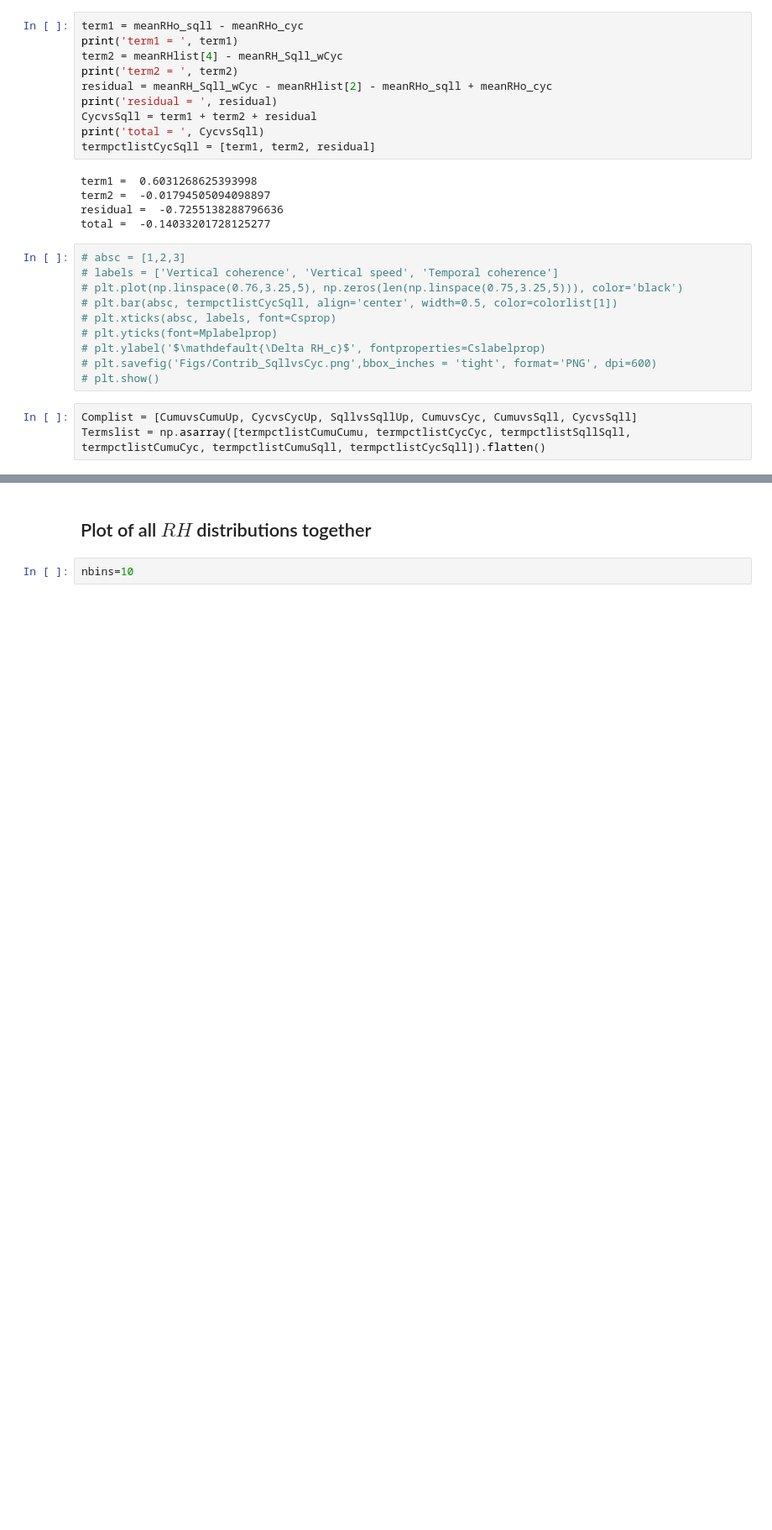
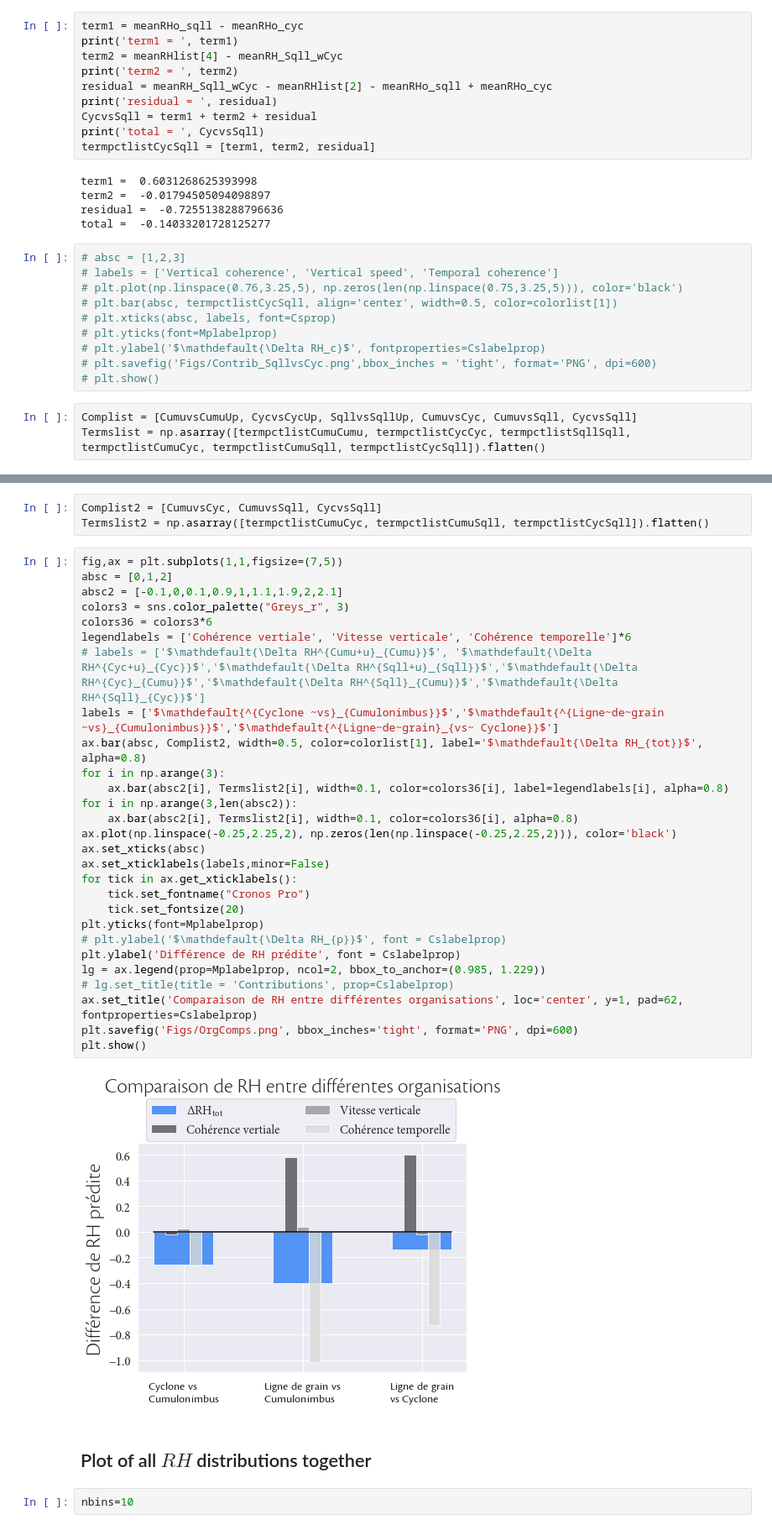
Before and after one commit to FelixLangot/LMD_Internship, a Jupyter notebook: Stats.ipynb, the cells around one changed output, grey strips where cells are left out. Shown at 84% size. Drawn from its saved outputs; the diff is of its cells as text; blank space fills up the shorter version.

```diff
--- a/Stats.ipynb
+++ b/Stats.ipynb
@@ -505,3 +512,36 @@ plt.show()
+# %%
+Complist2 = [CumuvsCyc, CumuvsSqll, CycvsSqll]
+Termslist2 = np.asarray([termpctlistCumuCyc, termpctlistCumuSqll, termpctlistCycSqll]).flatten()
+# %%
+fig,ax = plt.subplots(1,1,figsize=(7,5))
+absc = [0,1,2]
+absc2 = [-0.1,0,0.1,0.9,1,1.1,1.9,2,2.1]
+colors3 = sns.color_palette("Greys_r", 3)
+colors36 = colors3*6
+legendlabels = ['Cohérence vertiale', 'Vitesse verticale', 'Cohérence temporelle']*6
+# labels = ['$\mathdefault{\Delta RH^{Cumu+u}_{Cumu}}$', '$\mathdefault{\Delta RH^{Cyc+u}_{Cyc}}$','$\mathdefault{\Delta RH^{Sqll+u}_{Sqll}}$','$\mathdefault{\Delta RH^{Cyc}_{Cumu}}$','$\mathdefault{\Delta RH^{Sqll}_{Cumu}}$','$\mathdefault{\Delta RH^{Sqll}_{Cyc}}$']
+labels = ['$\mathdefault{^{Cyclone ~vs}_{Cumulonimbus}}$','$\mathdefault{^{Ligne~de~grain ~vs}_{Cumulonimbus}}$','$\mathdefault{^{Ligne~de~grain}_{vs~ Cyclone}}$']
+ax.bar(absc, Complist2, width=0.5, color=colorlist[1], label='$\mathdefault{\Delta RH_{tot}}$', alpha=0.8)
+for i in np.arange(3):
+    ax.bar(absc2[i], Termslist2[i], width=0.1, color=colors36[i], label=legendlabels[i], alpha=0.8)
+for i in np.arange(3,len(absc2)):
+    ax.bar(absc2[i], Termslist2[i], width=0.1, color=colors36[i], alpha=0.8)
+ax.plot(np.linspace(-0.25,2.25,2), np.zeros(len(np.linspace(-0.25,2.25,2))), color='black')
+ax.set_xticks(absc)
+ax.set_xticklabels(labels,minor=False)
+for tick in ax.get_xticklabels():
+    tick.set_fontname("Cronos Pro")
+    tick.set_fontsize(20)
+plt.yticks(font=Mplabelprop)
+# plt.ylabel('$\mathdefault{\Delta RH_{p}}$', font = Cslabelprop)
+plt.ylabel('Différence de RH prédite', font = Cslabelprop)
+lg = ax.legend(prop=Mplabelprop, ncol=2, bbox_to_anchor=(0.985, 1.229))
+# lg.set_title(title = 'Contributions', prop=Cslabelprop)
+ax.set_title('Comparaison de RH entre différentes organisations', loc='center', y=1, pad=62, fontproperties=Cslabelprop)
+plt.savefig('Figs/OrgComps.png', bbox_inches='tight', format='PNG', dpi=600)
+plt.show()
+# %% [output]
+[figure, added]
 # %% [markdown]
 ## Plot of all $RH$ distributions together
 # %%
```
Also changed, not shown: parts of 3 cells of this notebook, 1 other file.
